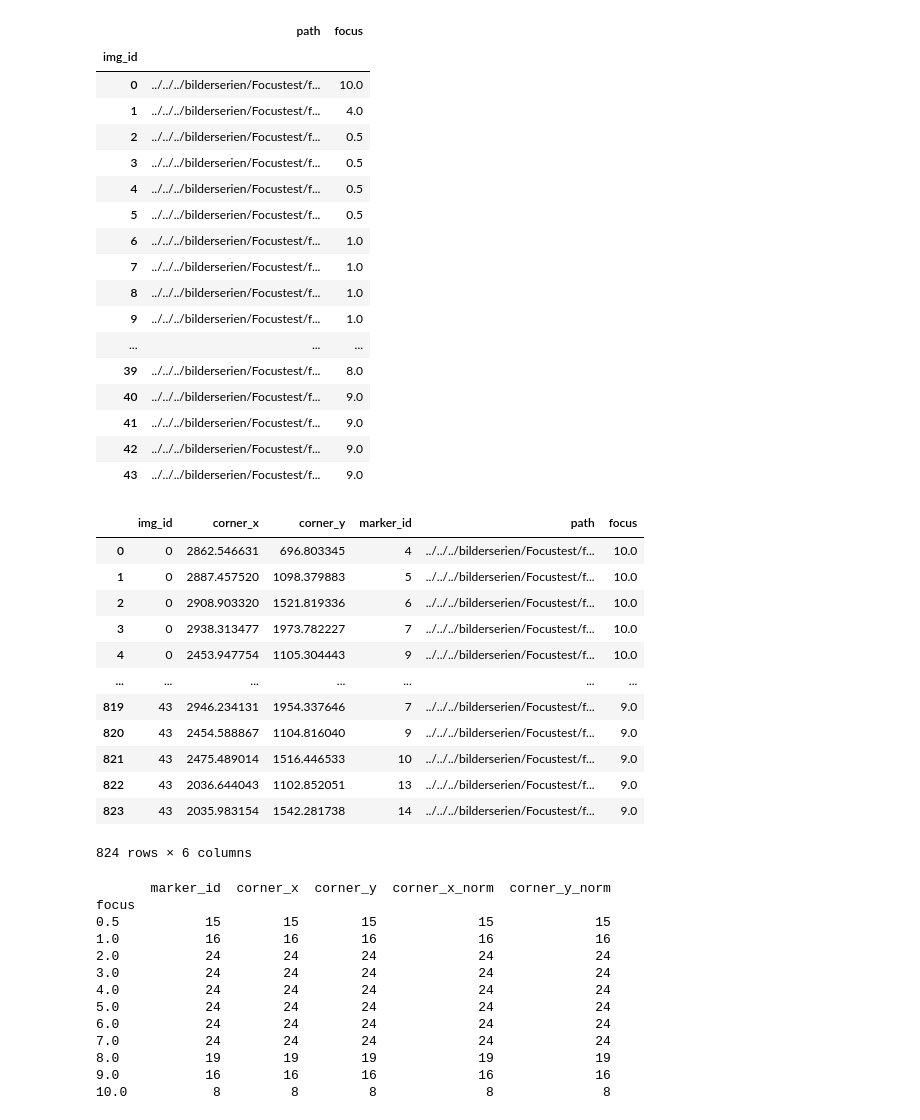
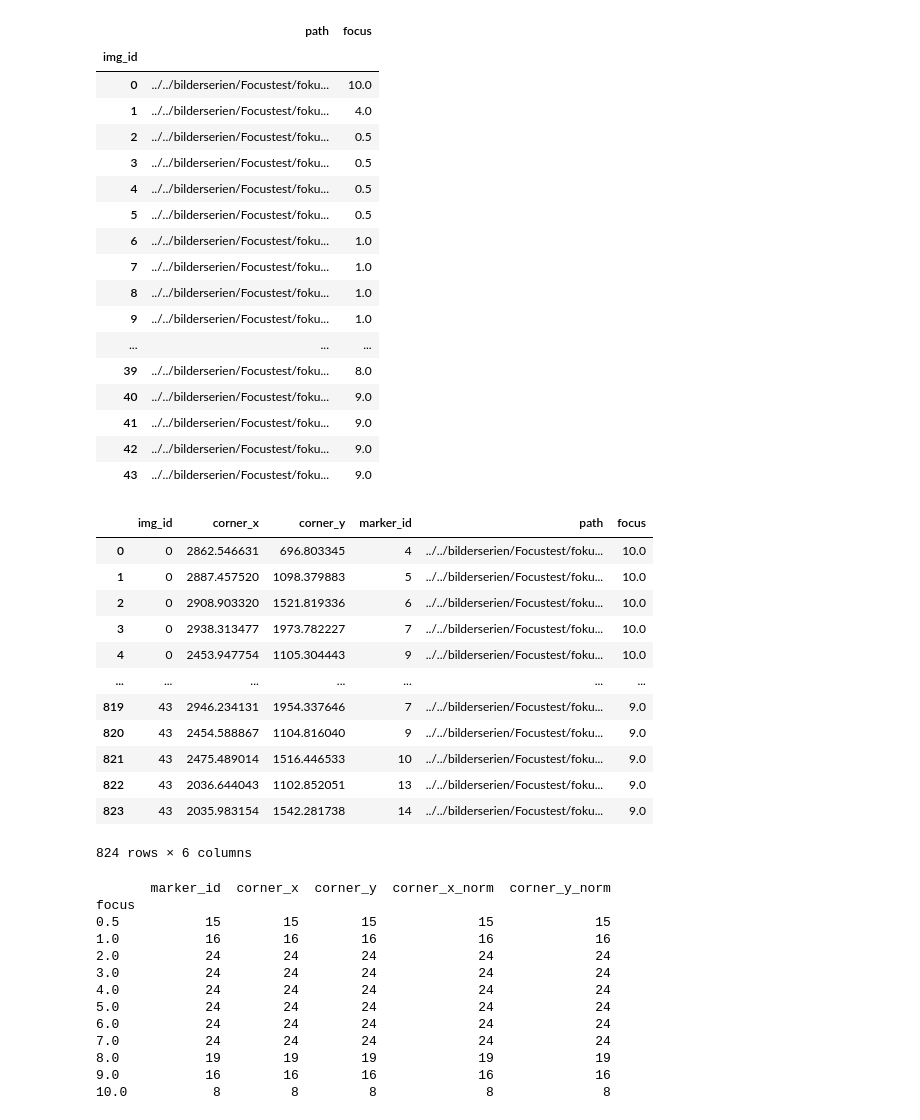
Before and after one commit to FlorianTimm/PhotoBox_Experimente, a Jupyter notebook: Fokus/fokus_faktor.ipynb, the cells around one changed output. Saved outputs shown, nothing was run; the diff lists cells and outputs as text; code cells hidden in the pictures.

```diff
--- a/Fokus/fokus_faktor.ipynb
+++ b/Fokus/fokus_faktor.ipynb
@@ -22,31 +24,31 @@ board = aruco.CharucoBoard(
 )
 # %%
 images = pd.DataFrame(glob(
-    '../../../bilderserien/Focustest/fokus_serie/*.jpg'), columns=['path'])
+    '../../bilderserien/Focustest/fokus_serie/*.jpg'), columns=['path'])
 images.reset_index(inplace=True)
 images.rename(inplace=True, columns={"index": "img_id"})
 images.set_index("img_id", inplace=True)
 images["focus"] = [float(basename(i)[1:4]) for i in images["path"]]
 images
 # %% [output]
 |  | path | focus |
 | img_id |  |  |
-| 0 | ../../../bilderserien/Focustest/f... | 10.0 |
-| 1 | ../../../bilderserien/Focustest/f... | 4.0 |
-| 2 | ../../../bilderserien/Focustest/f... | 0.5 |
-| 3 | ../../../bilderserien/Focustest/f... | 0.5 |
-| 4 | ../../../bilderserien/Focustest/f... | 0.5 |
-| 5 | ../../../bilderserien/Focustest/f... | 0.5 |
-| 6 | ../../../bilderserien/Focustest/f... | 1.0 |
-| 7 | ../../../bilderserien/Focustest/f... | 1.0 |
-| 8 | ../../../bilderserien/Focustest/f... | 1.0 |
-| 9 | ../../../bilderserien/Focustest/f... | 1.0 |
+| 0 | ../../bilderserien/Focustest/foku... | 10.0 |
+| 1 | ../../bilderserien/Focustest/foku... | 4.0 |
+| 2 | ../../bilderserien/Focustest/foku... | 0.5 |
+| 3 | ../../bilderserien/Focustest/foku... | 0.5 |
+| 4 | ../../bilderserien/Focustest/foku... | 0.5 |
+| 5 | ../../bilderserien/Focustest/foku... | 0.5 |
+| 6 | ../../bilderserien/Focustest/foku... | 1.0 |
+| 7 | ../../bilderserien/Focustest/foku... | 1.0 |
+| 8 | ../../bilderserien/Focustest/foku... | 1.0 |
+| 9 | ../../bilderserien/Focustest/foku... | 1.0 |
 | ... | ... | ... |
-| 39 | ../../../bilderserien/Focustest/f... | 8.0 |
-| 40 | ../../../bilderserien/Focustest/f... | 9.0 |
-| 41 | ../../../bilderserien/Focustest/f... | 9.0 |
-| 42 | ../../../bilderserien/Focustest/f... | 9.0 |
-| 43 | ../../../bilderserien/Focustest/f... | 9.0 |
+| 39 | ../../bilderserien/Focustest/foku... | 8.0 |
+| 40 | ../../bilderserien/Focustest/foku... | 9.0 |
+| 41 | ../../bilderserien/Focustest/foku... | 9.0 |
+| 42 | ../../bilderserien/Focustest/foku... | 9.0 |
+| 43 | ../../bilderserien/Focustest/foku... | 9.0 |
 # %%
 parameter = aruco.DetectorParameters()
 parameter.cornerRefinementMethod = aruco.CORNER_REFINE_SUBPIX
@@ -73,17 +75,17 @@ j = marker.join(images, on="img_id")
 j
 # %% [output]
 |  | img_id | corner_x | corner_y | marker_id | path | focus |
-| 0 | 0 | 2862.546631 | 696.803345 | 4 | ../../../bilderserien/Focustest/f... | 10.0 |
-| 1 | 0 | 2887.457520 | 1098.379883 | 5 | ../../../bilderserien/Focustest/f... | 10.0 |
-| 2 | 0 | 2908.903320 | 1521.819336 | 6 | ../../../bilderserien/Focustest/f... | 10.0 |
-| 3 | 0 | 2938.313477 | 1973.782227 | 7 | ../../../bilderserien/Focustest/f... | 10.0 |
-| 4 | 0 | 2453.947754 | 1105.304443 | 9 | ../../../bilderserien/Focustest/f... | 10.0 |
+| 0 | 0 | 2862.546631 | 696.803345 | 4 | ../../bilderserien/Focustest/foku... | 10.0 |
+| 1 | 0 | 2887.457520 | 1098.379883 | 5 | ../../bilderserien/Focustest/foku... | 10.0 |
+| 2 | 0 | 2908.903320 | 1521.819336 | 6 | ../../bilderserien/Focustest/foku... | 10.0 |
+| 3 | 0 | 2938.313477 | 1973.782227 | 7 | ../../bilderserien/Focustest/foku... | 10.0 |
+| 4 | 0 | 2453.947754 | 1105.304443 | 9 | ../../bilderserien/Focustest/foku... | 10.0 |
 | ... | ... | ... | ... | ... | ... | ... |
-| 819 | 43 | 2946.234131 | 1954.337646 | 7 | ../../../bilderserien/Focustest/f... | 9.0 |
-| 820 | 43 | 2454.588867 | 1104.816040 | 9 | ../../../bilderserien/Focustest/f... | 9.0 |
-| 821 | 43 | 2475.489014 | 1516.446533 | 10 | ../../../bilderserien/Focustest/f... | 9.0 |
-| 822 | 43 | 2036.644043 | 1102.852051 | 13 | ../../../bilderserien/Focustest/f... | 9.0 |
-| 823 | 43 | 2035.983154 | 1542.281738 | 14 | ../../../bilderserien/Focustest/f... | 9.0 |
+| 819 | 43 | 2946.234131 | 1954.337646 | 7 | ../../bilderserien/Focustest/foku... | 9.0 |
+| 820 | 43 | 2454.588867 | 1104.816040 | 9 | ../../bilderserien/Focustest/foku... | 9.0 |
+| 821 | 43 | 2475.489014 | 1516.446533 | 10 | ../../bilderserien/Focustest/foku... | 9.0 |
+| 822 | 43 | 2036.644043 | 1102.852051 | 13 | ../../bilderserien/Focustest/foku... | 9.0 |
+| 823 | 43 | 2035.983154 | 1542.281738 | 14 | ../../bilderserien/Focustest/foku... | 9.0 |
 824 rows × 6 columns
 # %%
 k = j.groupby(["marker_id", "focus",]).agg(
```
Also changed, not shown: parts of 7 cells of this notebook.
